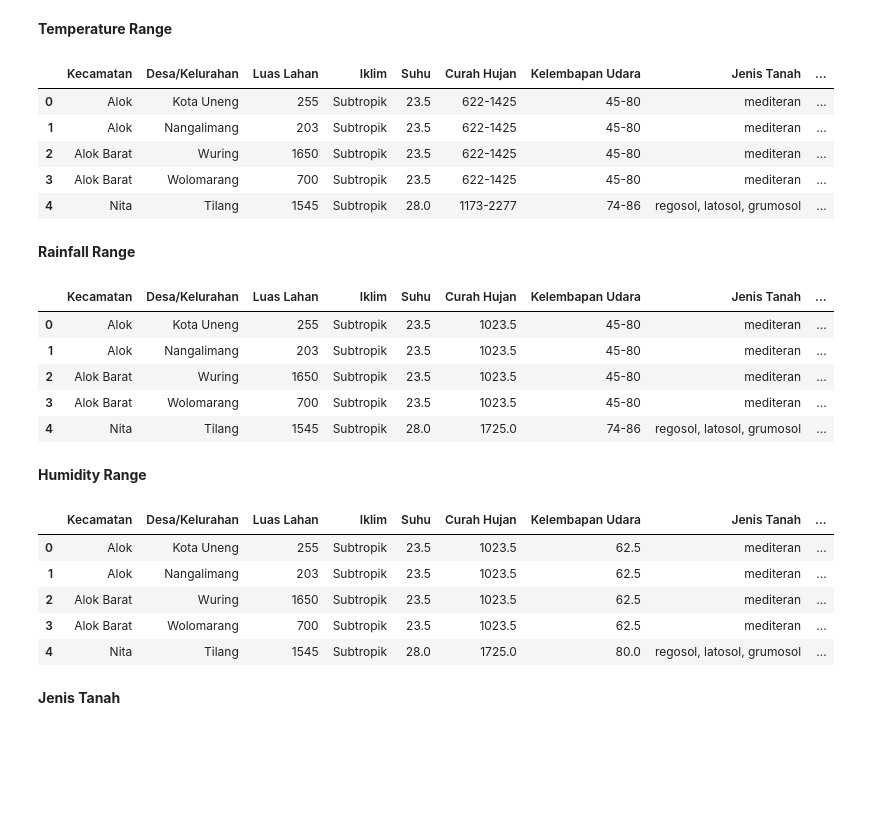
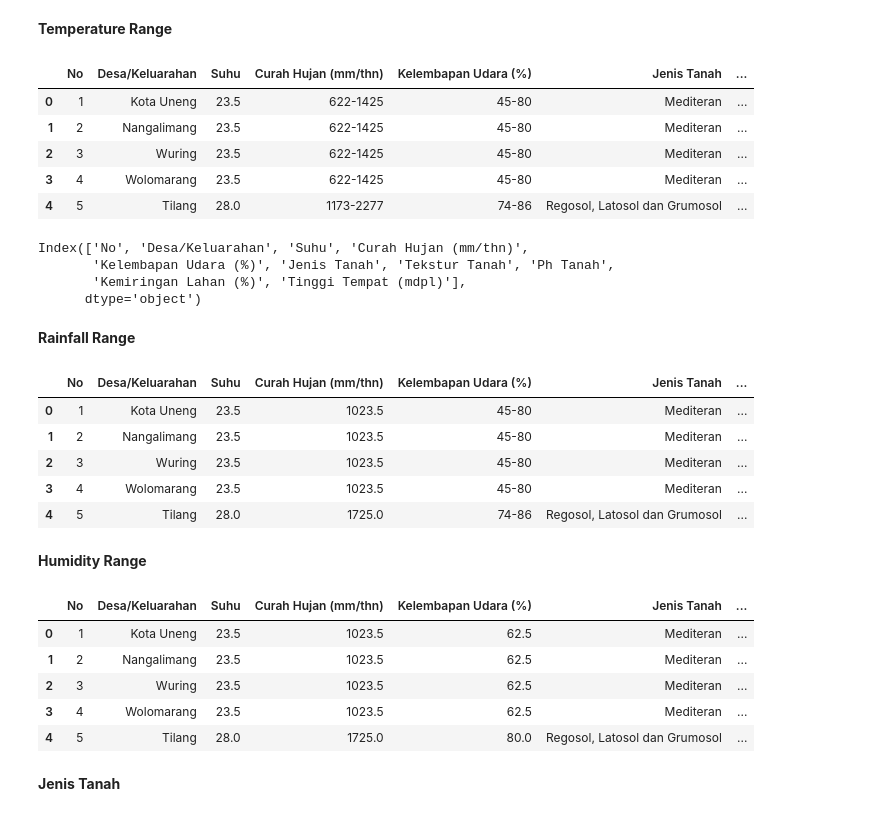
Before and after one commit to fhrzn/dss-hortikultura, a Jupyter notebook: notebook/preprocessing.ipynb, the cells around one changed output. Saved outputs shown, nothing was run; the diff lists cells and outputs as text; code cells hidden in the pictures; blank space fills up the shorter version.

```diff
--- a/notebook/preprocessing.ipynb
+++ b/notebook/preprocessing.ipynb
@@ -8,8 +8,8 @@ warnings.simplefilter(action='ignore', category=FutureWarning)
 # %% [markdown]
 ### Read Dataset
 # %%
-data_path = "../data/data_hortikultura.xlsx"
+data_path = "../data/Dataset.xlsx"
 # %%
-df_lahan = pd.read_excel(data_path, sheet_name='Data_Kecocokan_Lahan', header=0)
+df_lahan =  pd.read_excel(data_path, sheet_name='Data Kondisi Lahan', header=0)
 df_lahan.head()
 # %% [output]
@@ -70,7 +69,7 @@ def replace_with_mid_value(value):
         min_val, max_val = map(float, value.split("-"))
     else:
         # split value into 2
-        min_val, max_val = map(int, value.split("-"))
+        min_val, max_val = map(float, value.split("-"))
     # calculate mid value
     mid_val = (min_val + max_val) / 2
     return mid_val
@@ -89,44 +88,53 @@ def replace_kemiringan(value):
 **Temperature Range**
 # %%
 # Terapkan fungsi penggantian pada kolom "Suhu (°C)"
-df_lahan["Suhu"] = df_lahan["Suhu"].apply(replace_with_mid_value)
+df_lahan['Suhu  '] = df_lahan['Suhu  '].apply(replace_with_mid_value)
+
 
 df_lahan.head()
 # %% [output]
-|  | Kecamatan | Desa/Kelurahan | Luas Lahan | Iklim | Suhu | Curah Hujan | Kelembapan Udara | Jenis Tanah | ... |
-| 0 | Alok | Kota Uneng | 255 | Subtropik | 23.5 | 622-1425 | 45-80 | mediteran | ... |
-| 1 | Alok | Nangalimang | 203 | Subtropik | 23.5 | 622-1425 | 45-80 | mediteran | ... |
-| 2 | Alok Barat | Wuring | 1650 | Subtropik | 23.5 | 622-1425 | 45-80 | mediteran | ... |
-| 3 | Alok Barat | Wolomarang | 700 | Subtropik | 23.5 | 622-1425 | 45-80 | mediteran | ... |
-| 4 | Nita | Tilang | 1545 | Subtropik | 28.0 | 1173-2277 | 74-86 | regosol, latosol, grumosol | ... |
+|  | No | Desa/Keluarahan | Suhu | Curah Hujan (mm/thn) | Kelembapan Udara (%) | Jenis Tanah | ... |
+| 0 | 1 | Kota Uneng | 23.5 | 622-1425 | 45-80 | Mediteran | ... |
+| 1 | 2 | Nangalimang | 23.5 | 622-1425 | 45-80 | Mediteran | ... |
+| 2 | 3 | Wuring | 23.5 | 622-1425 | 45-80 | Mediteran | ... |
+| 3 | 4 | Wolomarang | 23.5 | 622-1425 | 45-80 | Mediteran | ... |
+| 4 | 5 | Tilang | 28.0 | 1173-2277 | 74-86 | Regosol, Latosol dan Grumosol | ... |
+# %%
+df_lahan = df_lahan.rename(columns={'Suhu  ': 'Suhu'})
+df_lahan.columns
+# %% [output]
+Index(['No', 'Desa/Keluarahan', 'Suhu', 'Curah Hujan (mm/thn)',
+       'Kelembapan Udara (%)', 'Jenis Tanah', 'Tekstur Tanah', 'Ph Tanah',
+       'Kemiringan Lahan (%)', 'Tinggi Tempat (mdpl)'],
+      dtype='object')
 # %% [markdown]
 **Rainfall Range**
 # %%
 # Terapkan fungsi penggantian pada kolom "Curah Hujan (mm/thn)"
-df_lahan["Curah Hujan"] = df_lahan["Curah Hujan"].apply(replace_with_mid_value)
+df_lahan['Curah Hujan (mm/thn)'] = df_lahan['Curah Hujan (mm/thn)'].apply(replace_with_mid_value)
 
 df_lahan.head()
 # %% [output]
-|  | Kecamatan | Desa/Kelurahan | Luas Lahan | Iklim | Suhu | Curah Hujan | Kelembapan Udara | Jenis Tanah | ... |
-| 0 | Alok | Kota Uneng | 255 | Subtropik | 23.5 | 1023.5 | 45-80 | mediteran | ... |
-| 1 | Alok | Nangalimang | 203 | Subtropik | 23.5 | 1023.5 | 45-80 | mediteran | ... |
-| 2 | Alok Barat | Wuring | 1650 | Subtropik | 23.5 | 1023.5 | 45-80 | mediteran | ... |
-| 3 | Alok Barat | Wolomarang | 700 | Subtropik | 23.5 | 1023.5 | 45-80 | mediteran | ... |
-| 4 | Nita | Tilang | 1545 | Subtropik | 28.0 | 1725.0 | 74-86 | regosol, latosol, grumosol | ... |
+|  | No | Desa/Keluarahan | Suhu | Curah Hujan (mm/thn) | Kelembapan Udara (%) | Jenis Tanah | ... |
+| 0 | 1 | Kota Uneng | 23.5 | 1023.5 | 45-80 | Mediteran | ... |
+| 1 | 2 | Nangalimang | 23.5 | 1023.5 | 45-80 | Mediteran | ... |
+| 2 | 3 | Wuring | 23.5 | 1023.5 | 45-80 | Mediteran | ... |
+| 3 | 4 | Wolomarang | 23.5 | 1023.5 | 45-80 | Mediteran | ... |
+| 4 | 5 | Tilang | 28.0 | 1725.0 | 74-86 | Regosol, Latosol dan Grumosol | ... |
 # %% [markdown]
 **Humidity Range**
 # %%
 # Terapkan fungsi penggantian pada kolom "Kelembapan Udara"
-df_lahan["Kelembapan Udara"] = df_lahan["Kelembapan Udara"].apply(replace_with_mid_value)
+df_lahan['Kelembapan Udara (%)'] = df_lahan['Kelembapan Udara (%)'].apply(replace_with_mid_value)
 
 df_lahan.head()
 # %% [output]
-|  | Kecamatan | Desa/Kelurahan | Luas Lahan | Iklim | Suhu | Curah Hujan | Kelembapan Udara | Jenis Tanah | ... |
-| 0 | Alok | Kota Uneng | 255 | Subtropik | 23.5 | 1023.5 | 62.5 | mediteran | ... |
-| 1 | Alok | Nangalimang | 203 | Subtropik | 23.5 | 1023.5 | 62.5 | mediteran | ... |
-| 2 | Alok Barat | Wuring | 1650 | Subtropik | 23.5 | 1023.5 | 62.5 | mediteran | ... |
-| 3 | Alok Barat | Wolomarang | 700 | Subtropik | 23.5 | 1023.5 | 62.5 | mediteran | ... |
-| 4 | Nita | Tilang | 1545 | Subtropik | 28.0 | 1725.0 | 80.0 | regosol, latosol, grumosol | ... |
+|  | No | Desa/Keluarahan | Suhu | Curah Hujan (mm/thn) | Kelembapan Udara (%) | Jenis Tanah | ... |
+| 0 | 1 | Kota Uneng | 23.5 | 1023.5 | 62.5 | Mediteran | ... |
+| 1 | 2 | Nangalimang | 23.5 | 1023.5 | 62.5 | Mediteran | ... |
+| 2 | 3 | Wuring | 23.5 | 1023.5 | 62.5 | Mediteran | ... |
+| 3 | 4 | Wolomarang | 23.5 | 1023.5 | 62.5 | Mediteran | ... |
+| 4 | 5 | Tilang | 28.0 | 1725.0 | 80.0 | Regosol, Latosol dan Grumosol | ... |
 # %% [markdown]
 **Jenis Tanah**
 # %%
```
Also changed, not shown: parts of 10 cells of this notebook, 5 other files.
